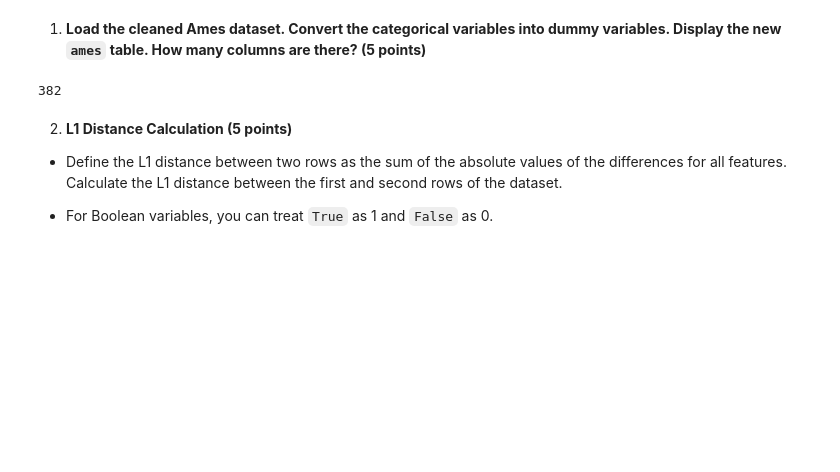
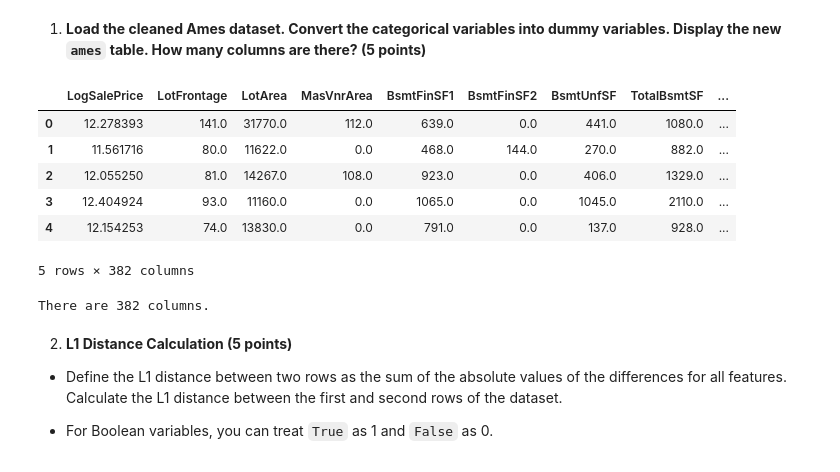
Before and after one commit to ivynangalia/320, a Jupyter notebook: homework/HW6.ipynb, the cells around one changed output. Drawn from its saved outputs; the diff is of its cells as text; code cells hidden in the pictures; blank space fills up the shorter version.

```diff
--- a/homework/HW6.ipynb
+++ b/homework/HW6.ipynb
@@ -33,9 +33,19 @@ ames.head()
 1. **Load the cleaned Ames dataset. Convert the categorical variables into dummy variables. Display the new `ames` table. How many columns are there? (5 points)**
 # %%
 ames_dummies = pd.get_dummies(ames)
-len(ames_dummies.columns)
+ames_dummies.head()
 # %% [output]
+|  | LogSalePrice | LotFrontage | LotArea | MasVnrArea | BsmtFinSF1 | BsmtFinSF2 | BsmtUnfSF | TotalBsmtSF | ... |
+| 0 | 12.278393 | 141.0 | 31770.0 | 112.0 | 639.0 | 0.0 | 441.0 | 1080.0 | ... |
+| 1 | 11.561716 | 80.0 | 11622.0 | 0.0 | 468.0 | 144.0 | 270.0 | 882.0 | ... |
+| 2 | 12.055250 | 81.0 | 14267.0 | 108.0 | 923.0 | 0.0 | 406.0 | 1329.0 | ... |
+| 3 | 12.404924 | 93.0 | 11160.0 | 0.0 | 1065.0 | 0.0 | 1045.0 | 2110.0 | ... |
+| 4 | 12.154253 | 74.0 | 13830.0 | 0.0 | 791.0 | 0.0 | 137.0 | 928.0 | ... |
-382
+5 rows × 382 columns
+# %%
+print(f"There are {len(ames_dummies.columns)} columns.")
+# %% [output]
+There are 382 columns.
 # %% [markdown]
 2.  **L1 Distance Calculation (5 points)**
    - Define the L1 distance between two rows as the sum of the absolute values of the differences for all features. Calculate the L1 distance between the first and second rows of the dataset.
```
Also changed, not shown: parts of 13 cells of this notebook, 20 other files.
